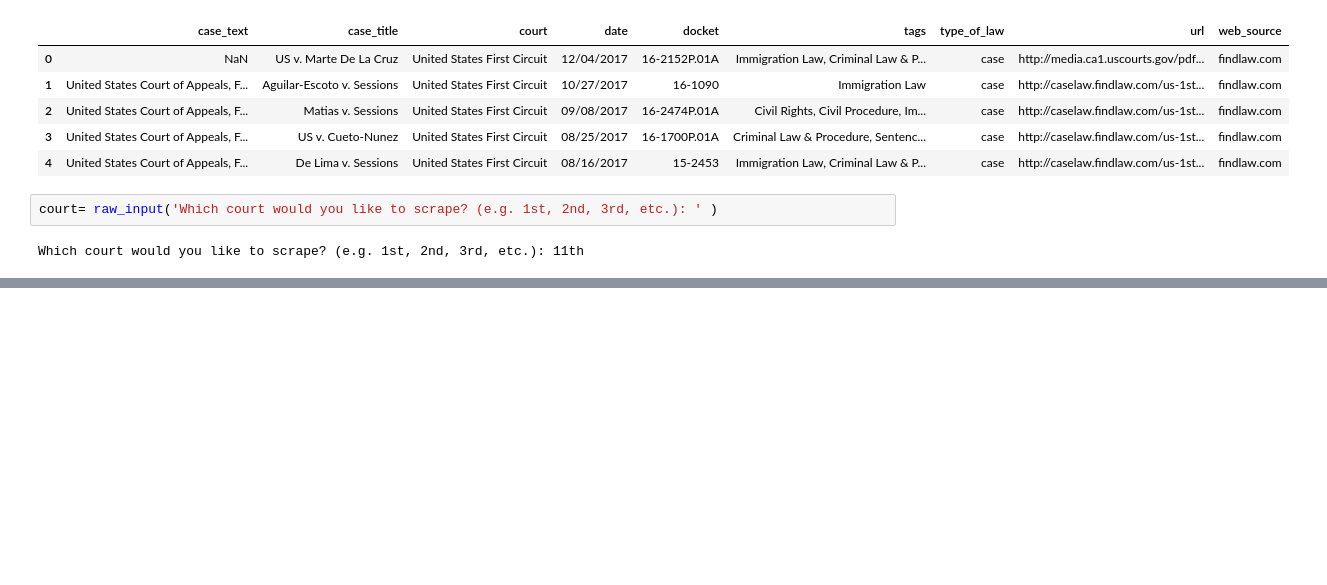
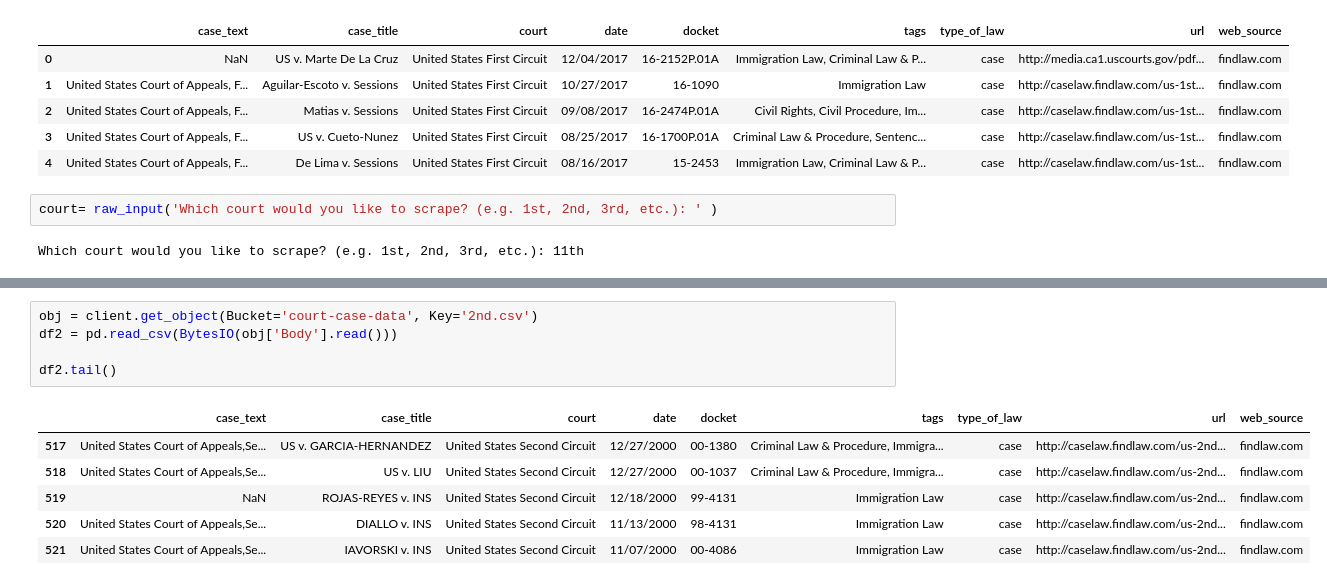
Before and after one commit to 305kev/Capstone_Proposal, a Jupyter notebook: notebooks/Clean_test_web_scraper.ipynb, the cells around one changed output, grey strips where cells are left out. Drawn from its saved outputs; the diff is of its cells as text; blank space fills up the shorter version.

```diff
--- a/notebooks/Clean_test_web_scraper.ipynb
+++ b/notebooks/Clean_test_web_scraper.ipynb
@@ -496,0 +524,12 @@ Which court would you like to scrape? (e.g. 1st, 2nd, 3rd, etc.): 11th
+# %%
+obj = client.get_object(Bucket='court-case-data', Key='2nd.csv')
+df2 = pd.read_csv(BytesIO(obj['Body'].read()))
+
+df2.tail()
+# %% [output]
+|  | case_text | case_title | court | date | docket | tags | type_of_law | url | web_source |
+| 517 | United States Court of Appeals,Se... | US v. GARCIA-HERNANDEZ | United States Second Circuit | 12/27/2000 | 00-1380 | Criminal Law & Procedure, Immigra... | case | http://caselaw.findlaw.com/us-2nd... | findlaw.com |
+| 518 | United States Court of Appeals,Se... | US v. LIU | United States Second Circuit | 12/27/2000 | 00-1037 | Criminal Law & Procedure, Immigra... | case | http://caselaw.findlaw.com/us-2nd... | findlaw.com |
+| 519 | NaN | ROJAS-REYES v. INS | United States Second Circuit | 12/18/2000 | 99-4131 | Immigration Law | case | http://caselaw.findlaw.com/us-2nd... | findlaw.com |
+| 520 | United States Court of Appeals,Se... | DIALLO v. INS | United States Second Circuit | 11/13/2000 | 98-4131 | Immigration Law | case | http://caselaw.findlaw.com/us-2nd... | findlaw.com |
+| 521 | United States Court of Appeals,Se... | IAVORSKI v. INS | United States Second Circuit | 11/07/2000 | 00-4086 | Immigration Law | case | http://caselaw.findlaw.com/us-2nd... | findlaw.com |
```
Also changed, not shown: parts of 2 cells of this notebook, 1 other file.
